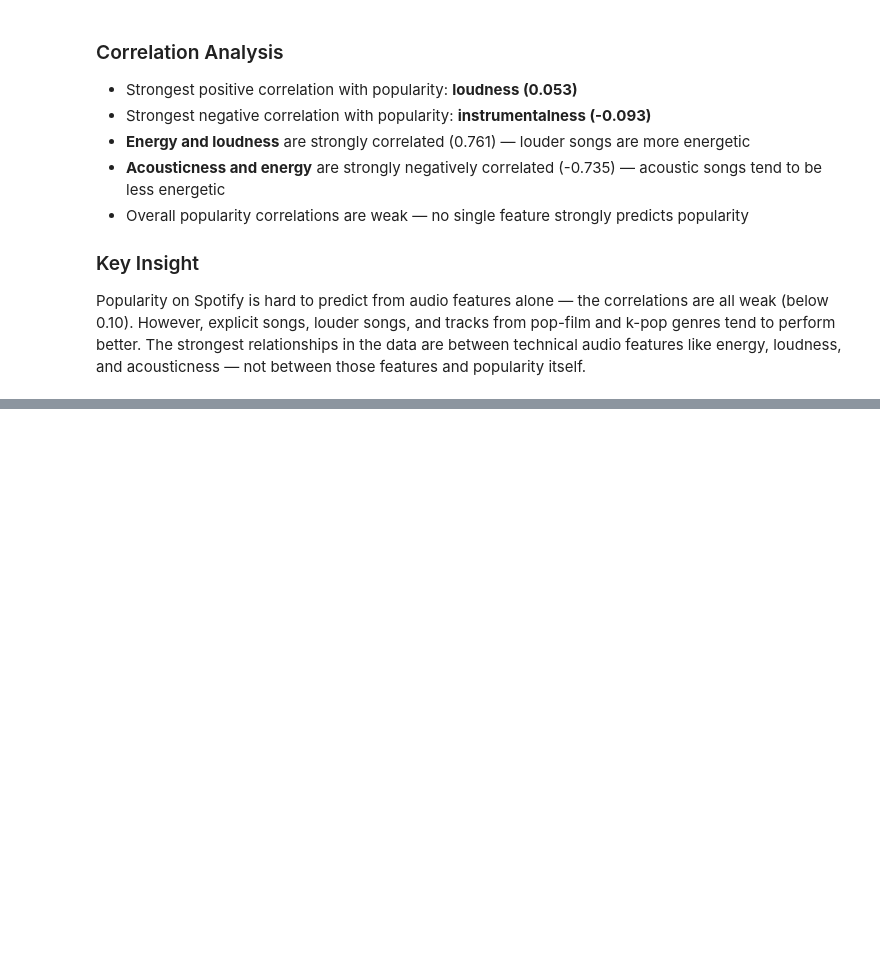
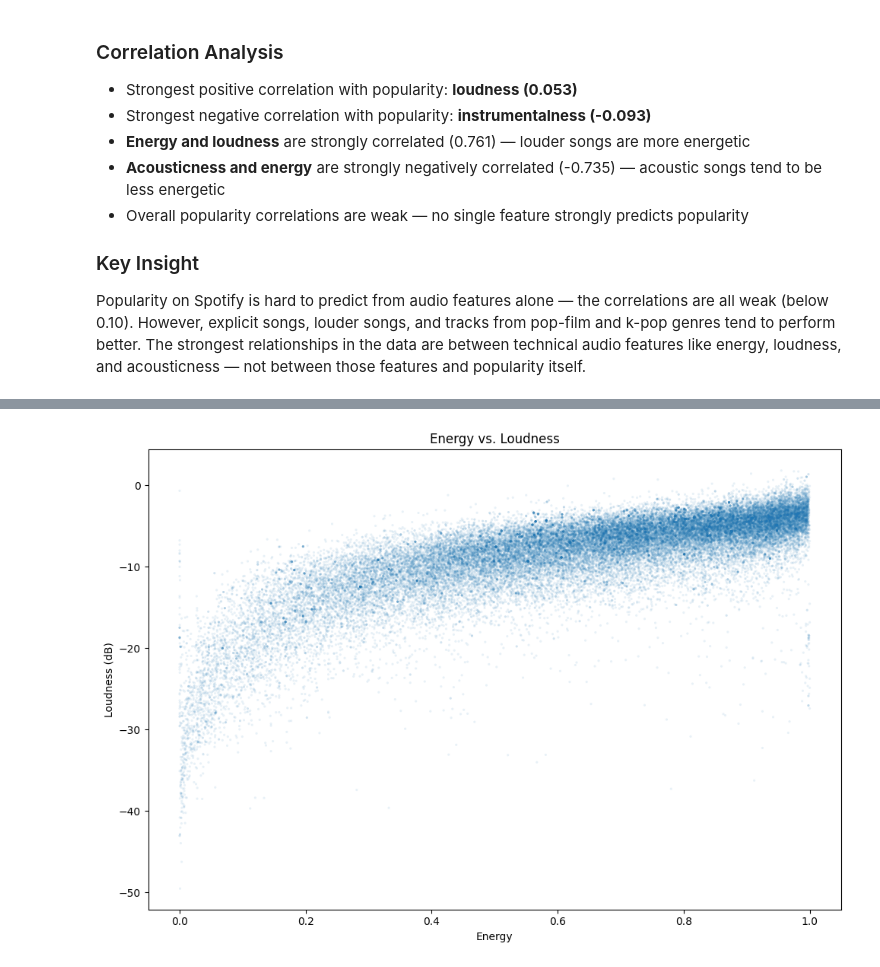
Before and after one commit to Dhumo986/cis4930-sp26-project-group-04, a Jupyter notebook: notebooks/analysis.ipynb, the cells around one changed output, grey strips where cells are left out. Cells and saved outputs as stored; diff of their text form; code cells hidden in the pictures; blank space fills up the shorter version.

```diff
--- a/notebooks/analysis.ipynb
+++ b/notebooks/analysis.ipynb
@@ -642,0 +707,12 @@ not between those features and popularity itself.
+# %%
+# scatter plot — energy vs loudness
+fig, ax = plt.subplots(figsize=(10, 7))
+ax.scatter(df['energy'], df['loudness'], alpha=0.1, s=5, edgecolors='none', color='tab:blue')
+ax.set_xlabel('Energy')
+ax.set_ylabel('Loudness (dB)')
+ax.set_title('Energy vs. Loudness')
+fig.tight_layout()
+fig.savefig('../figures/energy_vs_loudness.png', dpi=300)
+plt.show()
+# %% [output]
+[figure, added]
```
Also changed, not shown: parts of 7 cells of this notebook, 4 other files.
